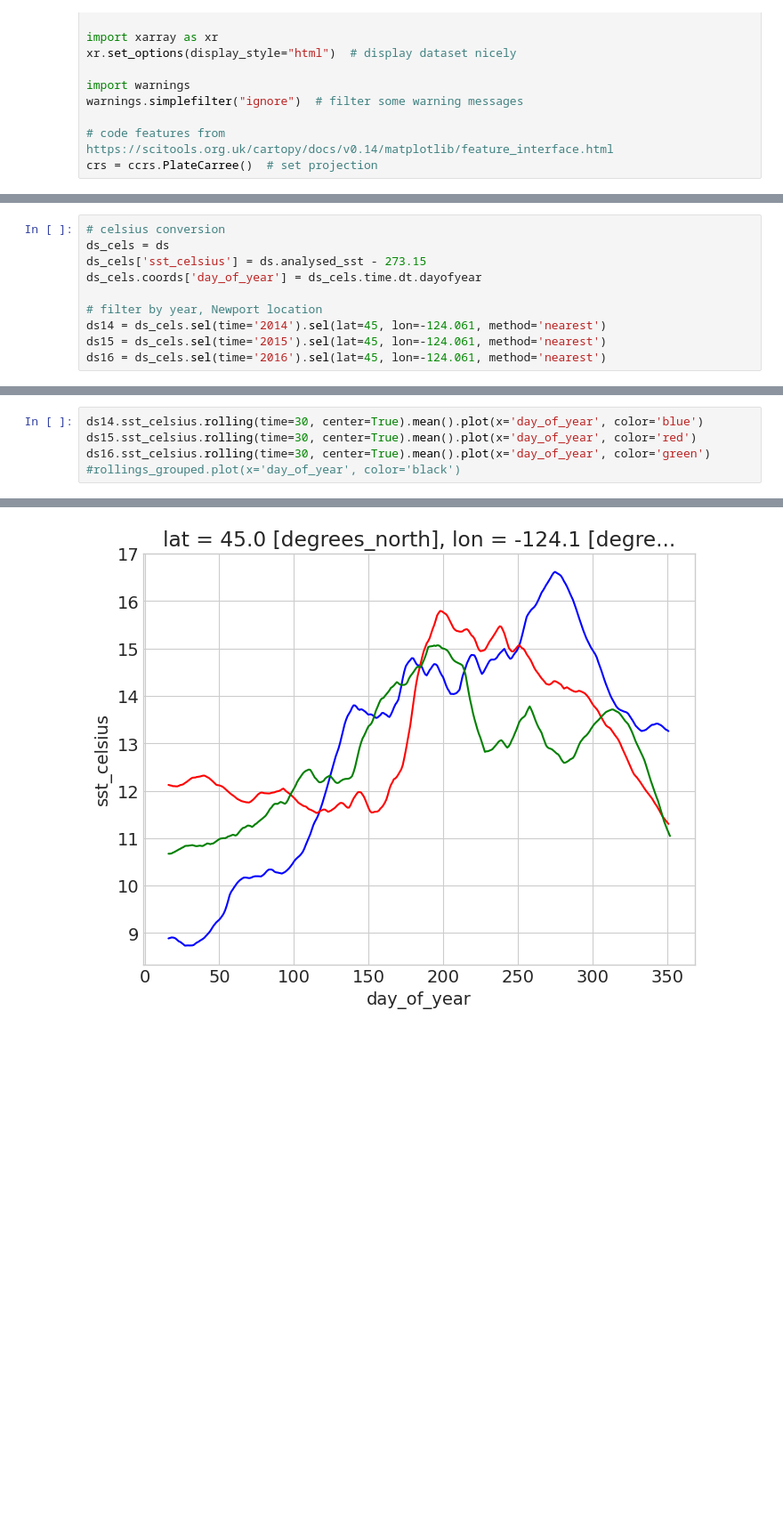
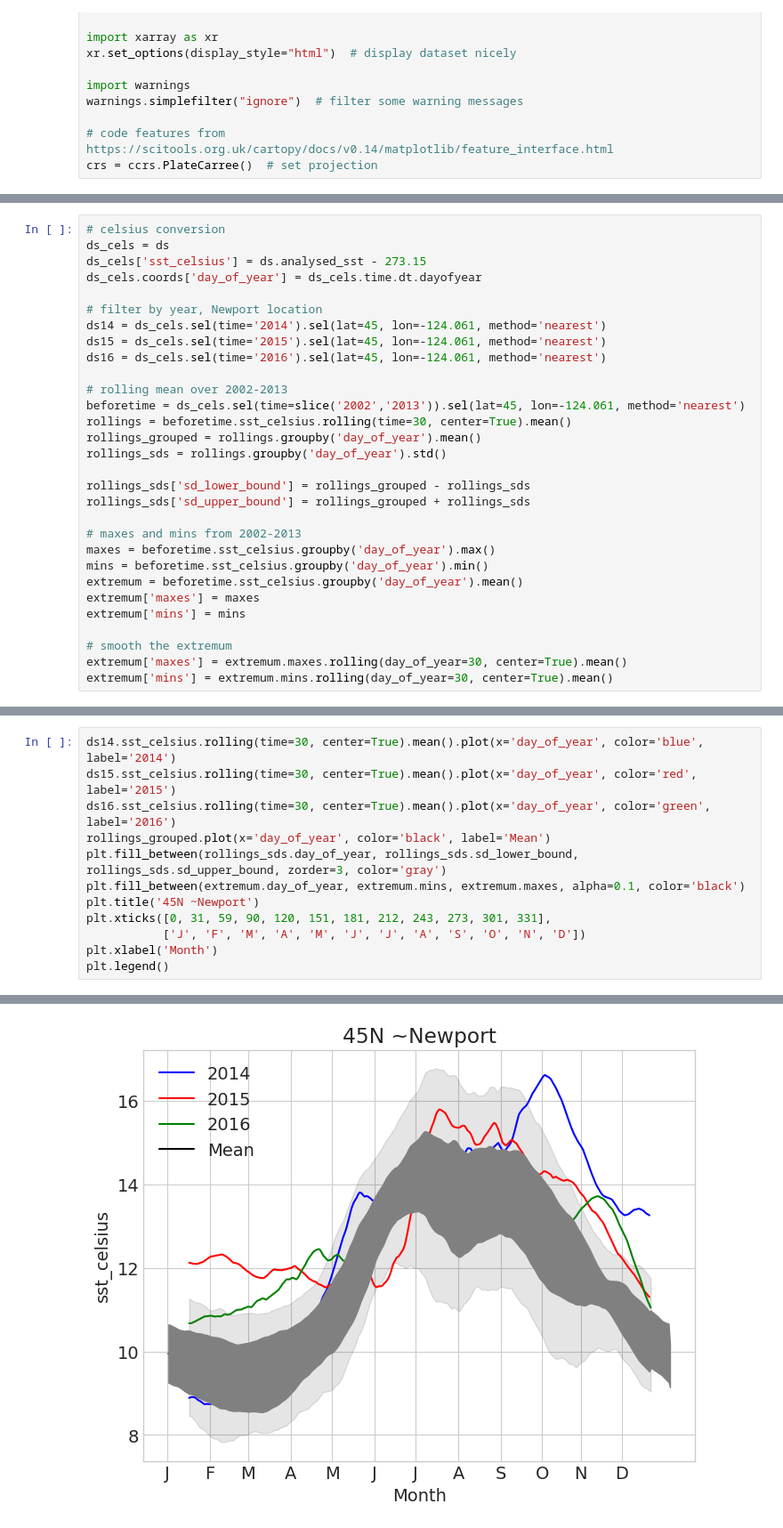
Before and after one commit to UCB-stat-159-s23/hw03-Group10, a Jupyter notebook: climate-Q06.ipynb, the cells around one changed output, grey strips where cells are left out. Shown at 89% size. Cells and saved outputs as stored; diff of their text form; blank space fills up the shorter version.

```diff
--- a/climate-Q06.ipynb
+++ b/climate-Q06.ipynb
@@ -57,3 +38,23 @@ ds_cels.coords['day_of_year'] = ds_cels.time.dt.dayofyear
 ds14 = ds_cels.sel(time='2014').sel(lat=45, lon=-124.061, method='nearest')
 ds15 = ds_cels.sel(time='2015').sel(lat=45, lon=-124.061, method='nearest')
 ds16 = ds_cels.sel(time='2016').sel(lat=45, lon=-124.061, method='nearest')
+
+# rolling mean over 2002-2013
+beforetime = ds_cels.sel(time=slice('2002','2013')).sel(lat=45, lon=-124.061, method='nearest')
+rollings = beforetime.sst_celsius.rolling(time=30, center=True).mean()
+rollings_grouped = rollings.groupby('day_of_year').mean()
+rollings_sds = rollings.groupby('day_of_year').std()
+
+rollings_sds['sd_lower_bound'] = rollings_grouped - rollings_sds
+rollings_sds['sd_upper_bound'] = rollings_grouped + rollings_sds
+
+# maxes and mins from 2002-2013
+maxes = beforetime.sst_celsius.groupby('day_of_year').max()
+mins = beforetime.sst_celsius.groupby('day_of_year').min()
+extremum = beforetime.sst_celsius.groupby('day_of_year').mean()
+extremum['maxes'] = maxes
+extremum['mins'] = mins
+
+# smooth the extremum
+extremum['maxes'] = extremum.maxes.rolling(day_of_year=30, center=True).mean()
+extremum['mins'] = extremum.mins.rolling(day_of_year=30, center=True).mean()
@@ -60,6 +82,13 @@ ds16 = ds_cels.sel(time='2016').sel(lat=45, lon=-124.061, method='nearest')
 # %%
-ds14.sst_celsius.rolling(time=30, center=True).mean().plot(x='day_of_year', color='blue')
-ds15.sst_celsius.rolling(time=30, center=True).mean().plot(x='day_of_year', color='red')
-ds16.sst_celsius.rolling(time=30, center=True).mean().plot(x='day_of_year', color='green')
-#rollings_grouped.plot(x='day_of_year', color='black')
+ds14.sst_celsius.rolling(time=30, center=True).mean().plot(x='day_of_year', color='blue', label='2014')
+ds15.sst_celsius.rolling(time=30, center=True).mean().plot(x='day_of_year', color='red', label='2015')
+ds16.sst_celsius.rolling(time=30, center=True).mean().plot(x='day_of_year', color='green', label='2016')
+rollings_grouped.plot(x='day_of_year', color='black', label='Mean')
+plt.fill_between(rollings_sds.day_of_year, rollings_sds.sd_lower_bound, rollings_sds.sd_upper_bound, zorder=3, color='gray')
+plt.fill_between(extremum.day_of_year, extremum.mins, extremum.maxes, alpha=0.1, color='black')
+plt.title('45N ~Newport')
+plt.xticks([0, 31, 59, 90, 120, 151, 181, 212, 243, 273, 301, 331],
+           ['J', 'F', 'M', 'A', 'M', 'J', 'J', 'A', 'S', 'O', 'N', 'D'])
+plt.xlabel('Month')
+plt.legend()
 # %% [output]
@@ -67 +96 @@ ds16.sst_celsius.rolling(time=30, center=True).mean().plot(x='day_of_year', colo
-[figure, old version]
+[figure, new version]
```
Also changed, not shown: parts of 5 cells of this notebook.
